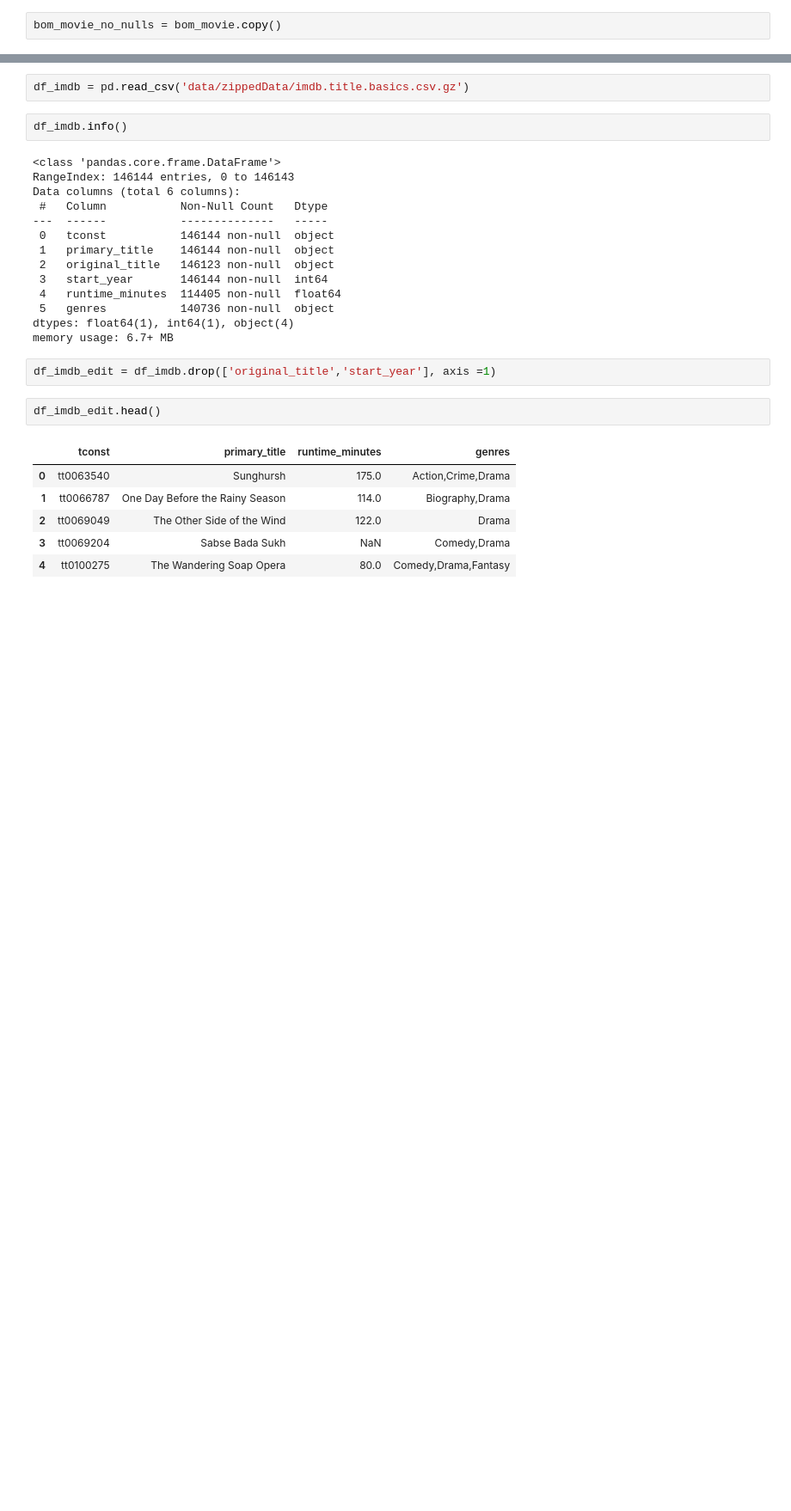
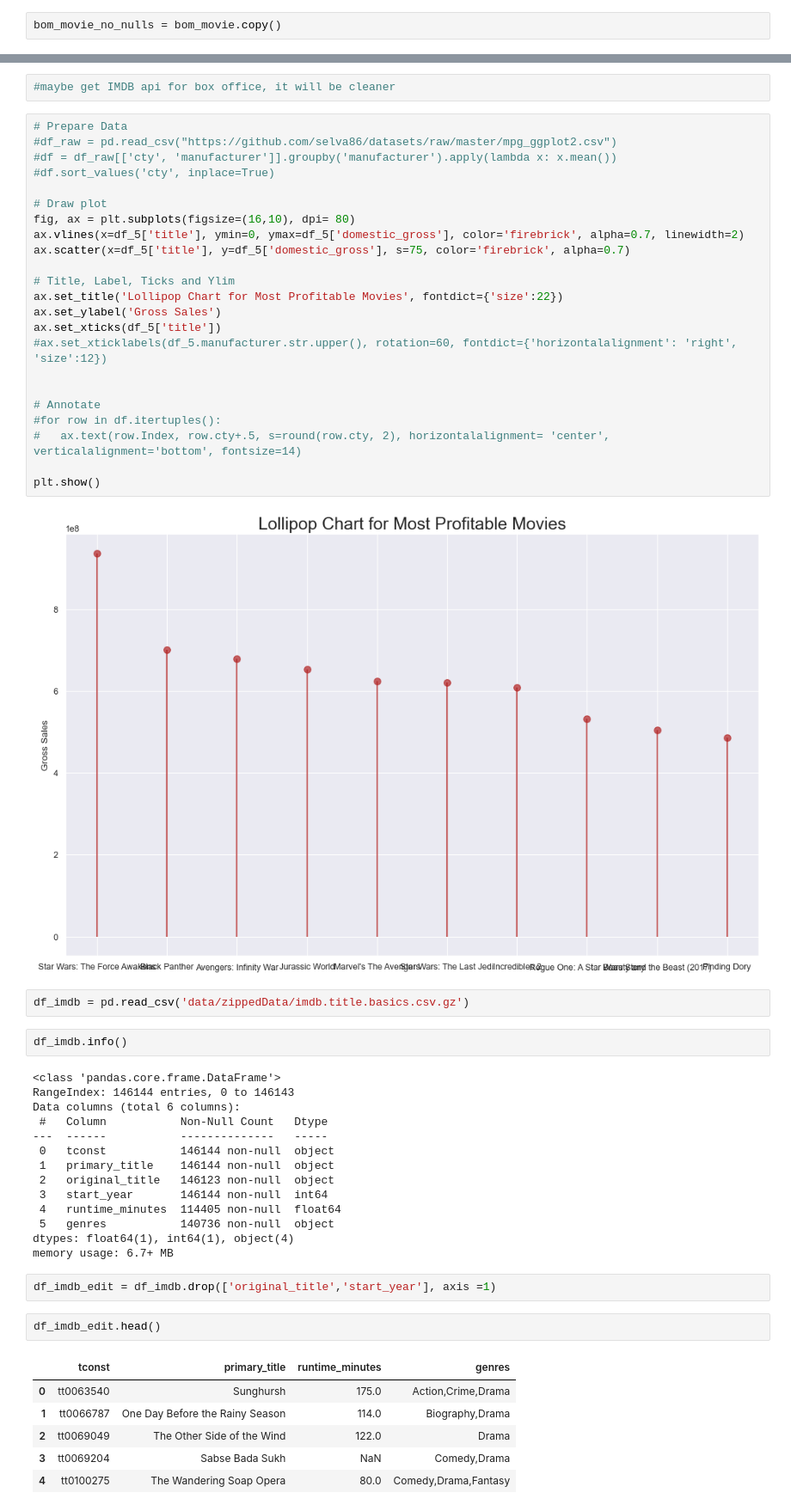
Before and after one commit to alexcasey92/Box-Office-EDA, a Jupyter notebook: dsc-phase1-project-template.ipynb, the cells around one changed output, grey strips where cells are left out. Shown at 86% size. Cells and saved outputs as stored; diff of their text form; blank space fills up the shorter version.

```diff
--- a/dsc-phase1-project-template.ipynb
+++ b/dsc-phase1-project-template.ipynb
@@ -224,3 +273,30 @@ AttributeError: 'NoneType' object has no attribute 'dropna'
+# %%
+#maybe get IMDB api for box office, it will be cleaner
+# %%
+# Prepare Data
+#df_raw = pd.read_csv("https://github.com/selva86/datasets/raw/master/mpg_ggplot2.csv")
+#df = df_raw[['cty', 'manufacturer']].groupby('manufacturer').apply(lambda x: x.mean())
+#df.sort_values('cty', inplace=True)
+
+# Draw plot
+fig, ax = plt.subplots(figsize=(16,10), dpi= 80)
+ax.vlines(x=df_5['title'], ymin=0, ymax=df_5['domestic_gross'], color='firebrick', alpha=0.7, linewidth=2)
+ax.scatter(x=df_5['title'], y=df_5['domestic_gross'], s=75, color='firebrick', alpha=0.7)
+
+# Title, Label, Ticks and Ylim
+ax.set_title('Lollipop Chart for Most Profitable Movies', fontdict={'size':22})
+ax.set_ylabel('Gross Sales')
+ax.set_xticks(df_5['title'])
+#ax.set_xticklabels(df_5.manufacturer.str.upper(), rotation=60, fontdict={'horizontalalignment': 'right', 'size':12})
+
+
+# Annotate
+#for row in df.itertuples():
+#   ax.text(row.Index, row.cty+.5, s=round(row.cty, 2), horizontalalignment= 'center', verticalalignment='bottom', fontsize=14)
+
+plt.show()
+# %% [output]
+[figure, added]
 # %%
 df_imdb = pd.read_csv('data/zippedData/imdb.title.basics.csv.gz')
 # %%
```
Also changed, not shown: parts of 16 cells of this notebook.
